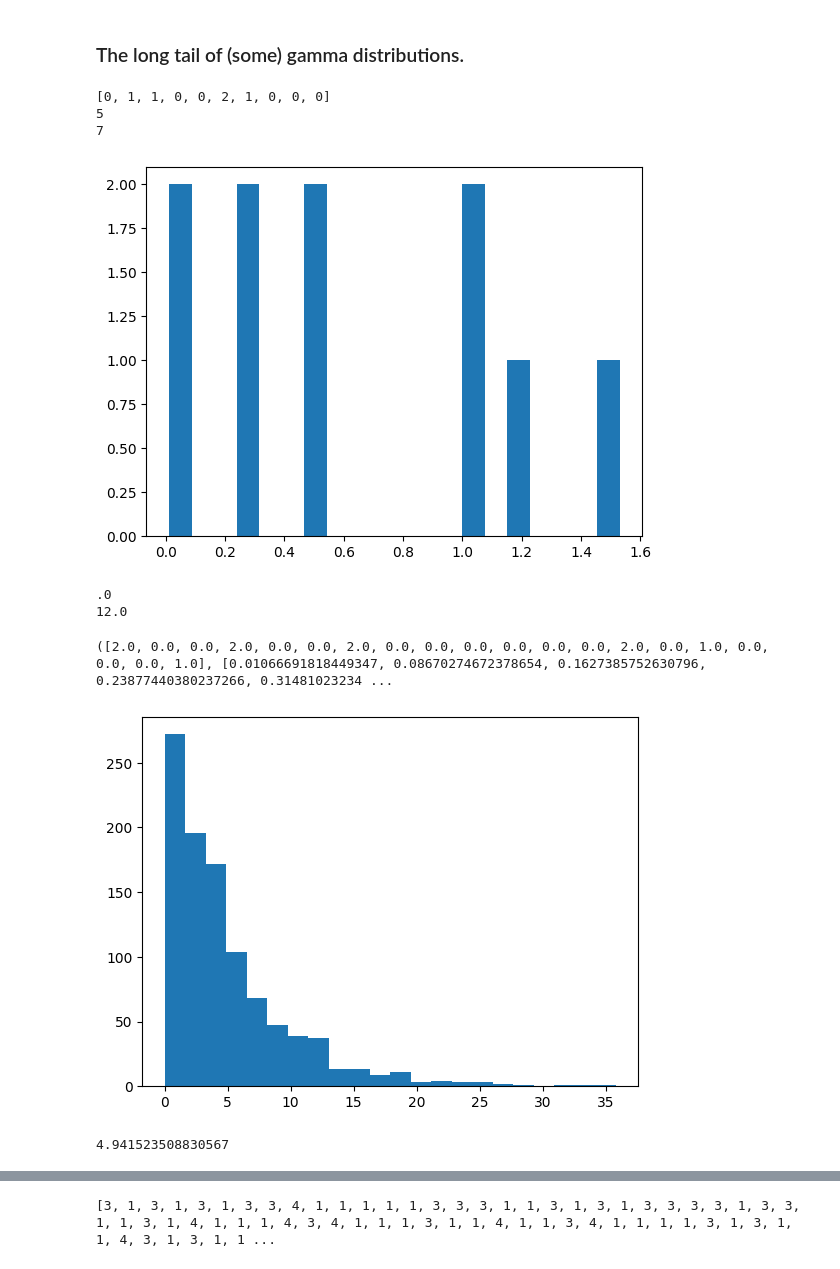
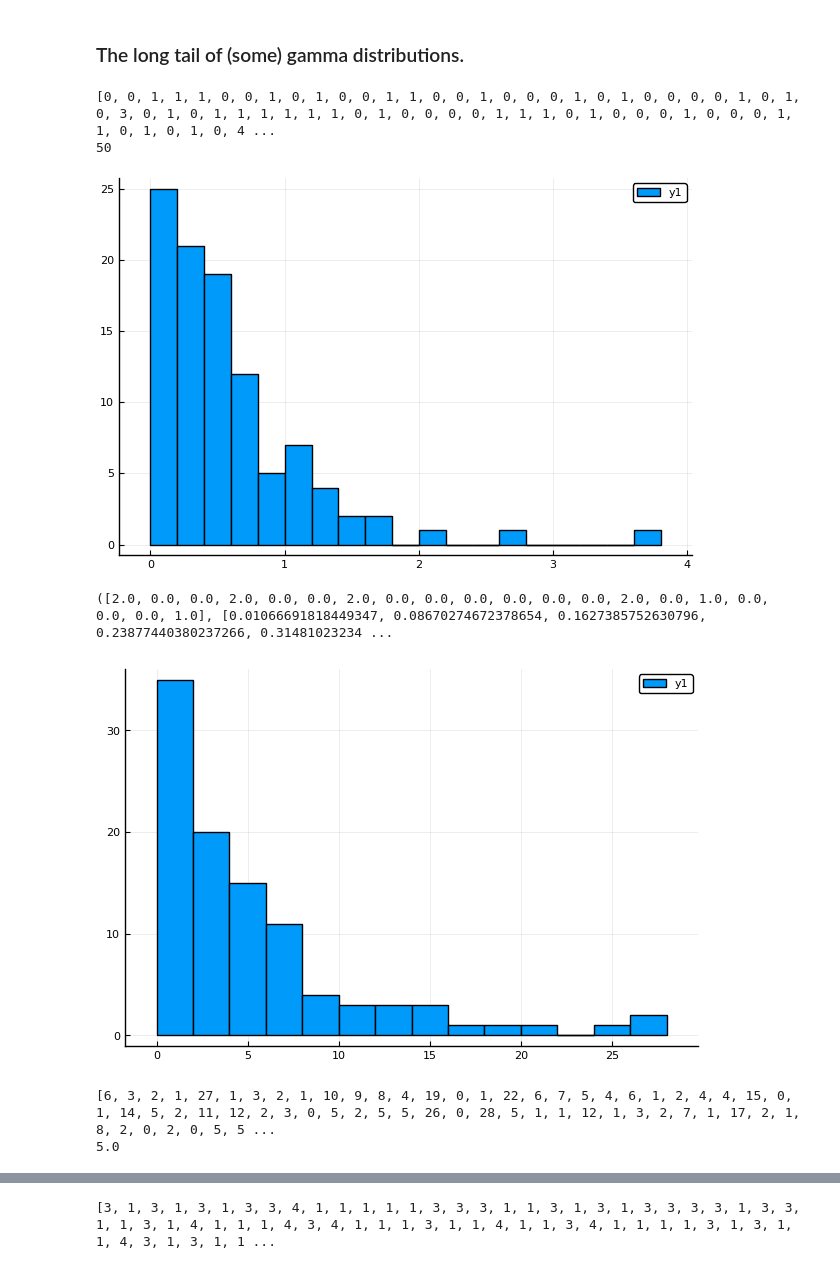
Before and after one commit to lewisl/CovidSim, a Jupyter notebook: prototyping.ipynb, the cells around one changed output, grey strips where cells are left out. Cells and saved outputs as stored; diff of their text form; code cells hidden in the pictures.

```diff
--- a/prototyping.ipynb
+++ b/prototyping.ipynb
@@ -92,28 +105,29 @@ hist(x,22);
 ### The long tail of (some) gamma distributions.
 # %%
 dgamma = Gamma(1.2, 0.5)  #shape, scale
-x = rand(dgamma,10);
+x = rand(dgamma,100);
 println(round.(Int,x))
 println(sum(round.(Int,x)))
-hh = hist(x,20);
-println(ceil(sum(hh[1] .* hh[2][2:end])))
-println(mean(dgamma) * 20)
+histogram(x, bins=22)
+# hh = hist(x,20);  using PyPlot
+# println(ceil(sum(hh[1] .* hh[2][2:end])))
+# println(mean(dgamma) * 20)
 # %% [output]
-[0, 1, 1, 0, 0, 2, 1, 0, 0, 0]
-5
-7
+[0, 0, 1, 1, 1, 0, 0, 1, 0, 1, 0, 0, 1, 1, 0, 0, 1, 0, 0, 0, 1, 0, 1, 0, 0, 0, 0, 1, 0, 1, 0, 3, 0, 1, 0, 1, 1, 1, 1, 1, 1, 0, 1, 0, 0, 0, 0, 1, 1, 1, 0, 1, 0, 0, 0, 1, 0, 0, 0, 1, 1, 0, 1, 0, 1, 0, 4 ...
+50
-[figure, old version]
+[figure, new version]
-.0
-12.0
 # %%
 hh[1],  hh[2]
 # %% [output]
 ([2.0, 0.0, 0.0, 2.0, 0.0, 0.0, 2.0, 0.0, 0.0, 0.0, 0.0, 0.0, 0.0, 2.0, 0.0, 1.0, 0.0, 0.0, 0.0, 1.0], [0.01066691818449347, 0.08670274672378654, 0.1627385752630796, 0.23877440380237266, 0.31481023234 ...
 # %%
 derlang = Erlang(1,5)  # integer shape, scale
-x = rand(derlang,1000);
-println(mean(x))
-hist(x,22);
+x = rand(derlang,100);
+histogram(x,bins=22)
+gui()
+println(round.(Int,x))
+println(round(mean(x)))
 # %% [output]
-[figure, old version]
+[figure, new version]
-4.941523508830567
+[6, 3, 2, 1, 27, 1, 3, 2, 1, 10, 9, 8, 4, 19, 0, 1, 22, 6, 7, 5, 4, 6, 1, 2, 4, 4, 15, 0, 1, 14, 5, 2, 11, 12, 2, 3, 0, 5, 2, 5, 5, 26, 0, 28, 5, 1, 1, 12, 1, 3, 2, 7, 1, 17, 2, 1, 8, 2, 0, 2, 0, 5, 5 ...
+5.0
```
Also changed, not shown: parts of 8 cells of this notebook, 6 other files.
